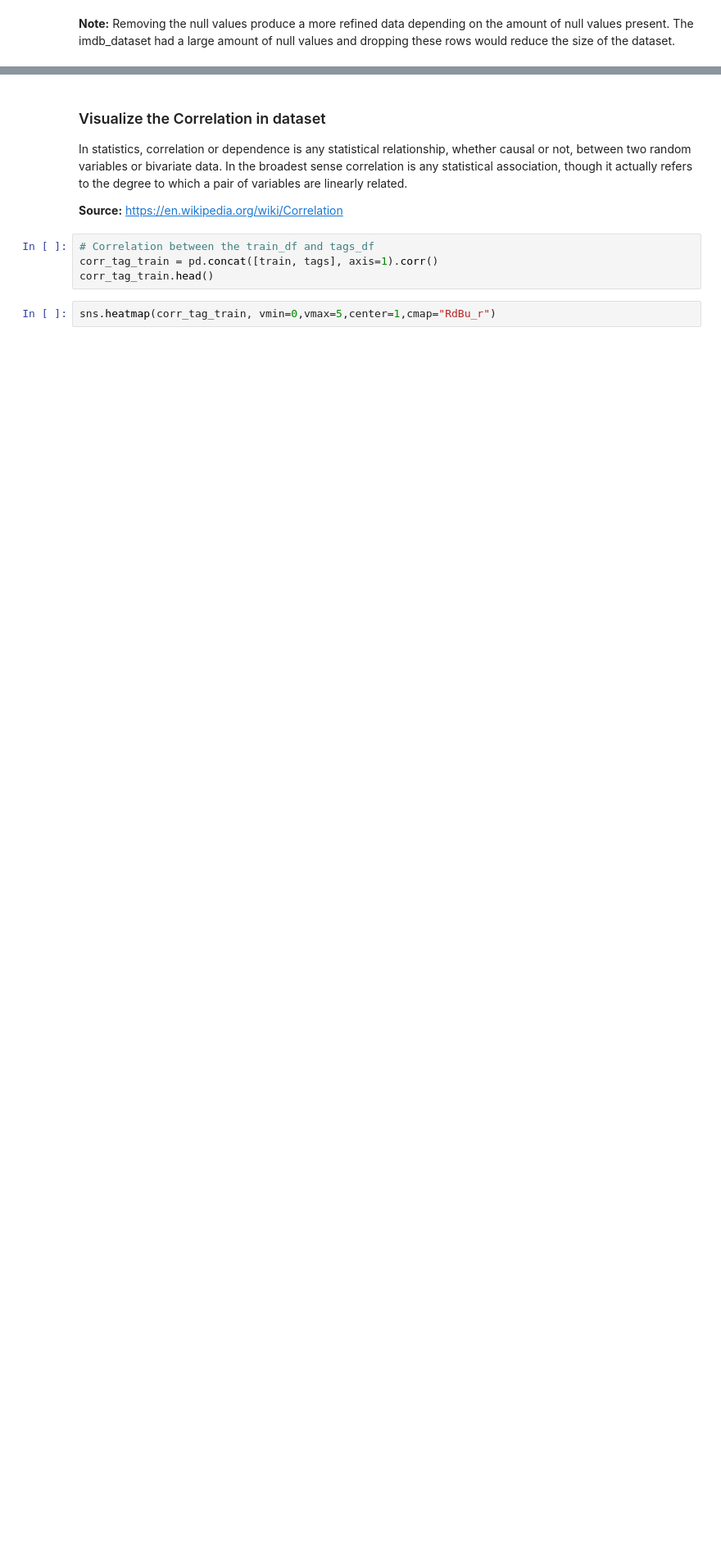
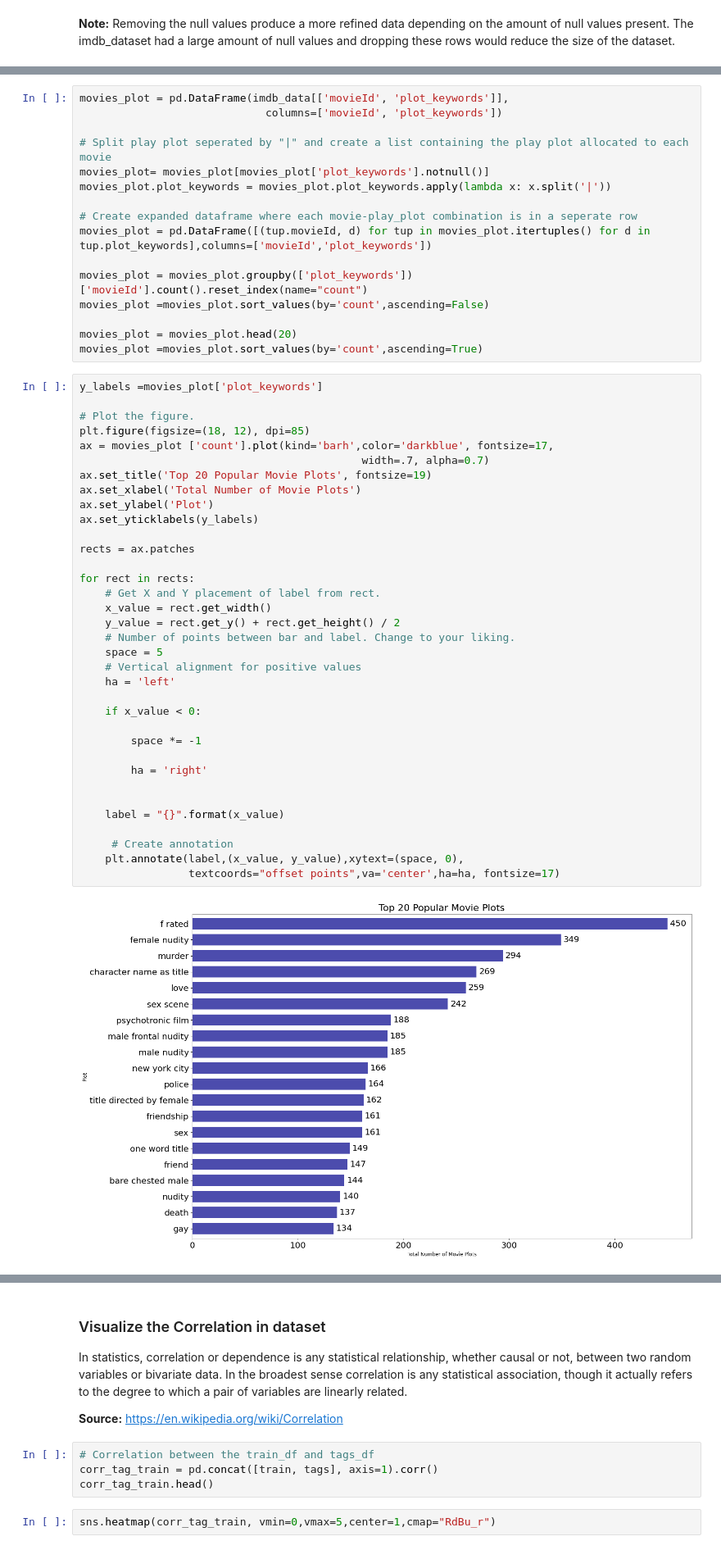
Before and after one commit to MafikengZ/Unsupervised-Learning-Recommender-Systems, a Jupyter notebook: engine.ipynb, the cells around one changed output, grey strips where cells are left out. Shown at 82% size. Drawn from its saved outputs; the diff is of its cells as text; blank space fills up the shorter version.

```diff
--- a/engine.ipynb
+++ b/engine.ipynb
@@ -347,0 +570,53 @@ plt.show()
+# %%
+movies_plot = pd.DataFrame(imdb_data[['movieId', 'plot_keywords']],
+                             columns=['movieId', 'plot_keywords'])
+
+# Split play plot seperated by "|" and create a list containing the play plot allocated to each movie
+movies_plot= movies_plot[movies_plot['plot_keywords'].notnull()]
+movies_plot.plot_keywords = movies_plot.plot_keywords.apply(lambda x: x.split('|'))
+
+# Create expanded dataframe where each movie-play_plot combination is in a seperate row
+movies_plot = pd.DataFrame([(tup.movieId, d) for tup in movies_plot.itertuples() for d in tup.plot_keywords],columns=['movieId','plot_keywords'])
+
+movies_plot = movies_plot.groupby(['plot_keywords'])['movieId'].count().reset_index(name="count")
+movies_plot =movies_plot.sort_values(by='count',ascending=False)
+
+movies_plot = movies_plot.head(20)
+movies_plot =movies_plot.sort_values(by='count',ascending=True)
+# %%
+y_labels =movies_plot['plot_keywords']
+
+# Plot the figure.
+plt.figure(figsize=(18, 12), dpi=85)
+ax = movies_plot ['count'].plot(kind='barh',color='darkblue', fontsize=17,
+                                            width=.7, alpha=0.7)
+ax.set_title('Top 20 Popular Movie Plots', fontsize=19)
+ax.set_xlabel('Total Number of Movie Plots')
+ax.set_ylabel('Plot')
+ax.set_yticklabels(y_labels)
+
+rects = ax.patches
+
+for rect in rects:
+    # Get X and Y placement of label from rect.
+    x_value = rect.get_width()
+    y_value = rect.get_y() + rect.get_height() / 2
+    # Number of points between bar and label. Change to your liking.
+    space = 5
+    # Vertical alignment for positive values
+    ha = 'left'
+
+    if x_value < 0:
+
+        space *= -1
+
+        ha = 'right'
+
+
+    label = "{}".format(x_value)
+
+     # Create annotation
+    plt.annotate(label,(x_value, y_value),xytext=(space, 0),
+                 textcoords="offset points",va='center',ha=ha, fontsize=17)
+# %% [output]
+[figure, added]
```
Also changed, not shown: parts of 82 cells of this notebook.
